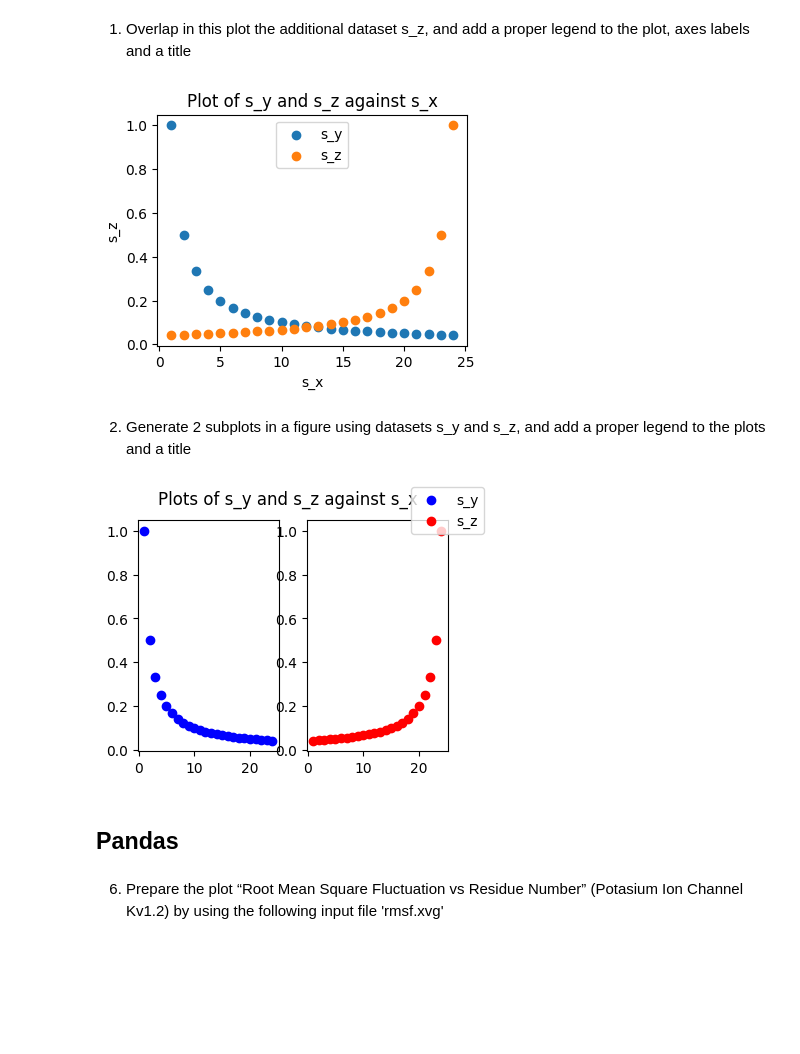
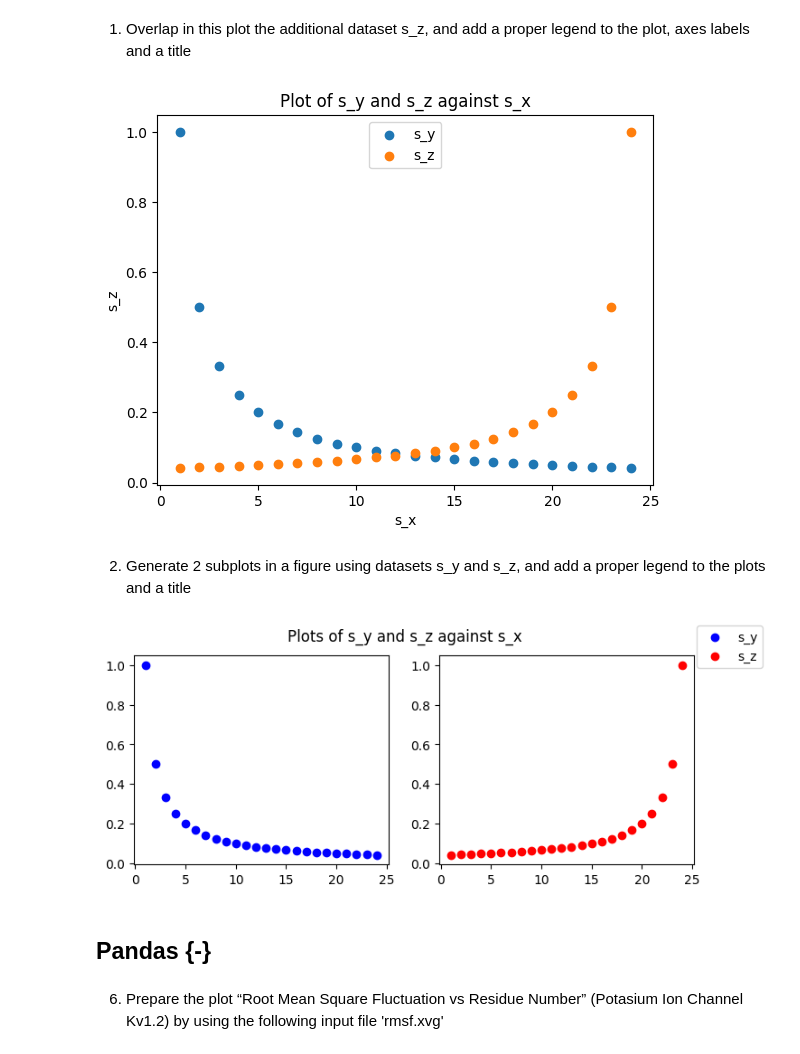
Before and after one commit to zarkoivkovicc/TCCM-Python-Homework, a Jupyter notebook: Homework.ipynb, the cells around one changed output. Drawn from its saved outputs; the diff is of its cells as text; code cells hidden in the pictures; blank space fills up the shorter version.

```diff
--- a/Homework.ipynb
+++ b/Homework.ipynb
@@ -61,8 +61,4 @@ array([[ 0,  1,  2,  3,  4],
 s_x = range(1, 25)
 s_y = [1 / x for x in s_x]
 s_z = [1 / (25 - x) for x in s_x]
-# %%
-from matplotlib import rcParams
-rcParams['figure.figsize'] = (4,3)
-import matplotlib.pyplot as plt
 # %%
@@ -81,25 +78,24 @@ ax.set_ylabel("s_z")
 ax.legend()
 fig # Show the figure again
 # %% [output]
-[figure, old version]
+[figure, new version]
 # %% [markdown]
 2. Generate 2 subplots in a figure using datasets s_y and s_z, and add a proper legend to the plots and a
 title
 # %%
-fig, axes = plt.subplots(1,2,figsize=(6, 4))
-fig.siz
+fig, axes = plt.subplots(1,2,figsize=(8, 3))
 axes[0].scatter(s_x,s_y,label="s_y", color='blue')
 axes[1].scatter(s_x,s_z,label="s_z", color='red')
 fig.suptitle("Plots of s_y and s_z against s_x")
 fig.legend();
 # If the labels for axes are necessary, it's possible to add like this:
 #for ax, y_label in zip(axes,["s_y", "s_z"]):
 #    ax.set_xlabel("s_x")
 #    ax.set_ylabel(y_label)
 # %% [output]
-[figure, old version]
+[figure, new version]
 # %% [markdown]
-## Pandas
+## Pandas {-}
 # %% [markdown]
 6. Prepare the plot “Root Mean Square Fluctuation vs Residue Number” (Potasium Ion Channel Kv1.2)
 by using the following input file 'rmsf.xvg'
```
Also changed, not shown: parts of 6 cells of this notebook.
